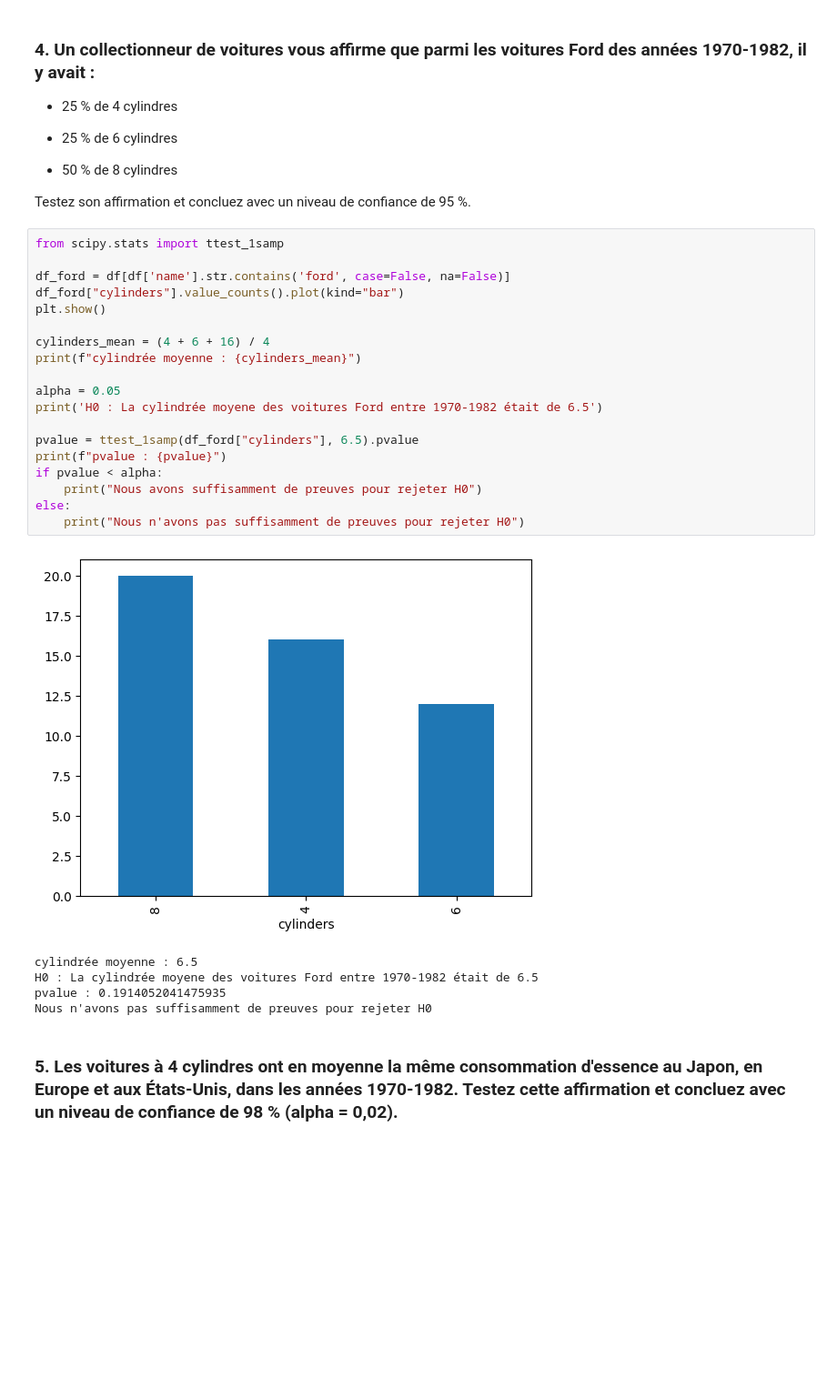
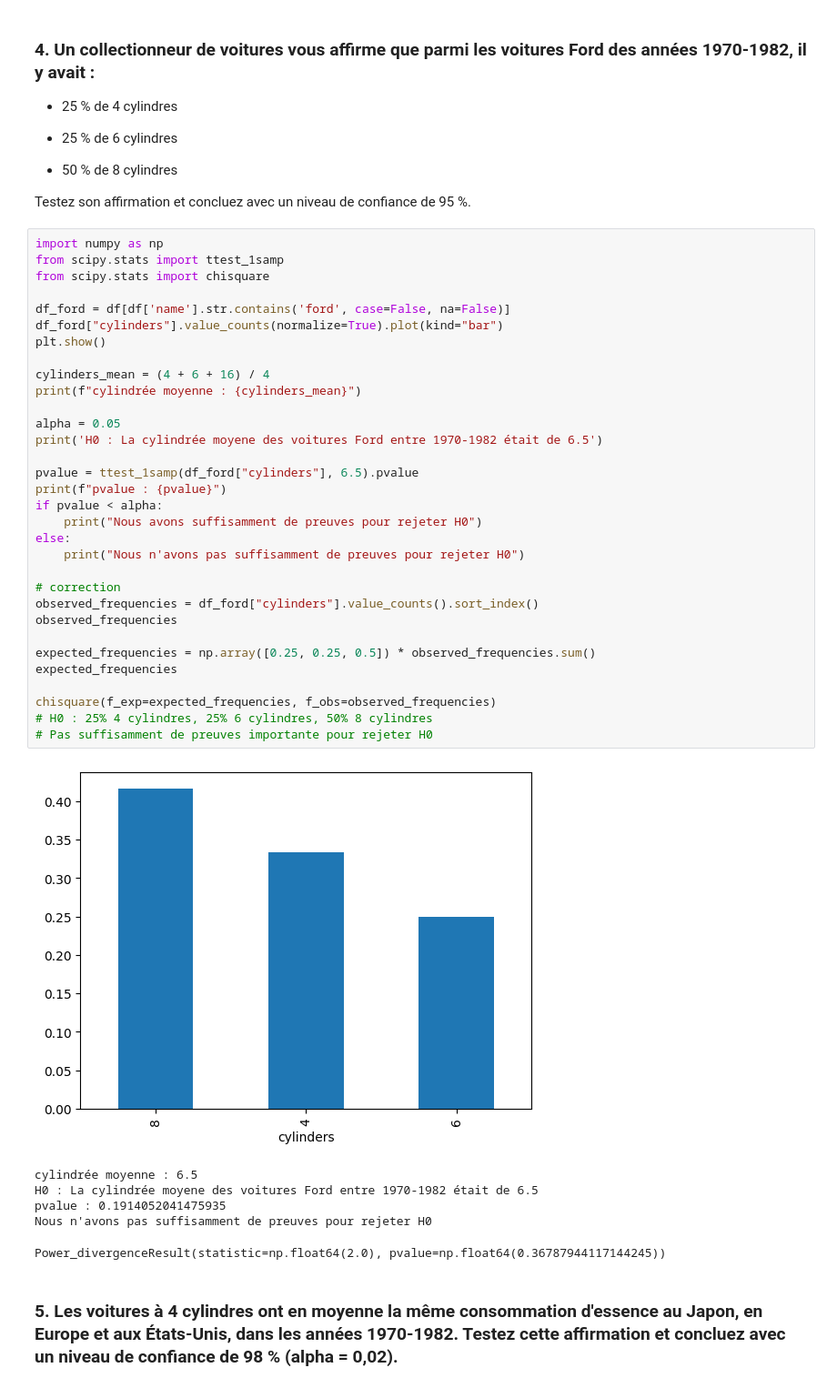
Before and after one commit to olivierbachard/mlpro, a Jupyter notebook: module_1.1/tests_hypotheses/exercice_2.ipynb, the cells around one changed output. Shown at 91% size. Saved outputs shown, nothing was run; the diff lists cells and outputs as text; blank space fills up the shorter version.

```diff
--- a/module_1.1/tests_hypotheses/exercice_2.ipynb
+++ b/module_1.1/tests_hypotheses/exercice_2.ipynb
@@ -163,30 +165,44 @@ Nous n'avons pas suffisamment de preuves pour rejeter H0
 
 Testez son affirmation et concluez avec un niveau de confiance de 95 %.
 # %%
+import numpy as np
 from scipy.stats import ttest_1samp
+from scipy.stats import chisquare
 
 df_ford = df[df['name'].str.contains('ford', case=False, na=False)]
-df_ford["cylinders"].value_counts().plot(kind="bar")
+df_ford["cylinders"].value_counts(normalize=True).plot(kind="bar")
 plt.show()
 
 cylinders_mean = (4 + 6 + 16) / 4
 print(f"cylindrée moyenne : {cylinders_mean}")
 
 alpha = 0.05
 print('H0 : La cylindrée moyene des voitures Ford entre 1970-1982 était de 6.5')
 
 pvalue = ttest_1samp(df_ford["cylinders"], 6.5).pvalue
 print(f"pvalue : {pvalue}")
 if pvalue < alpha:
 	print("Nous avons suffisamment de preuves pour rejeter H0")
 else:
 	print("Nous n'avons pas suffisamment de preuves pour rejeter H0")
+
+# correction
+observed_frequencies = df_ford["cylinders"].value_counts().sort_index()
+observed_frequencies
+
+expected_frequencies = np.array([0.25, 0.25, 0.5]) * observed_frequencies.sum()
+expected_frequencies
+
+chisquare(f_exp=expected_frequencies, f_obs=observed_frequencies)
+# H0 : 25% 4 cylindres, 25% 6 cylindres, 50% 8 cylindres
+# Pas suffisamment de preuves importante pour rejeter H0
 # %% [output]
-[figure, old version]
+[figure, new version]
 cylindrée moyenne : 6.5
 H0 : La cylindrée moyene des voitures Ford entre 1970-1982 était de 6.5
 pvalue : 0.1914052041475935
 Nous n'avons pas suffisamment de preuves pour rejeter H0
+Power_divergenceResult(statistic=np.float64(2.0), pvalue=np.float64(0.36787944117144245))
 # %% [markdown]
 ### 5. Les voitures à 4 cylindres ont en moyenne la même consommation d'essence au Japon, en Europe et aux États-Unis, dans les années 1970-1982. Testez cette affirmation et concluez avec un niveau de confiance de 98 % (alpha = 0,02).
 # %%
```
Also changed, not shown: parts of 4 cells of this notebook, 1 other file.
